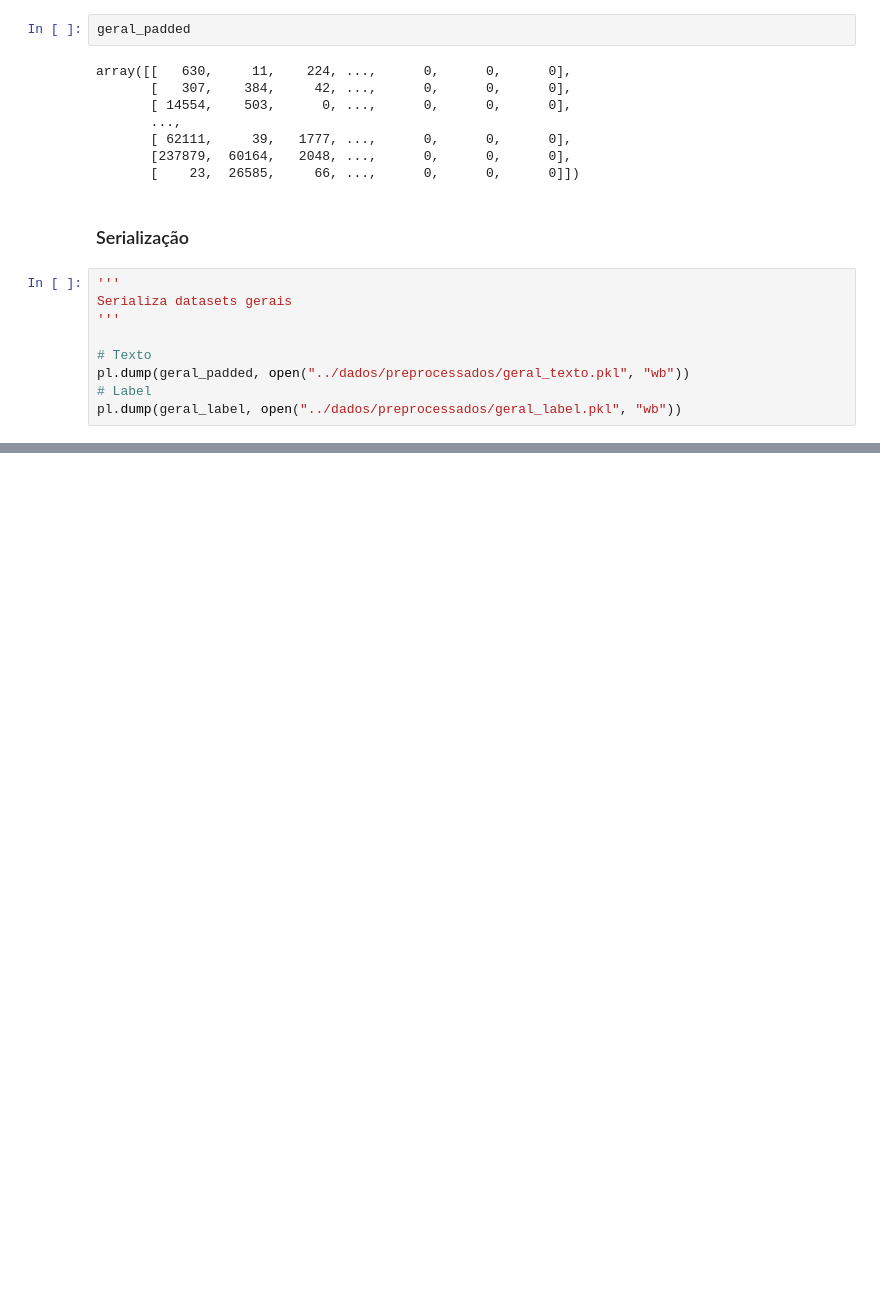
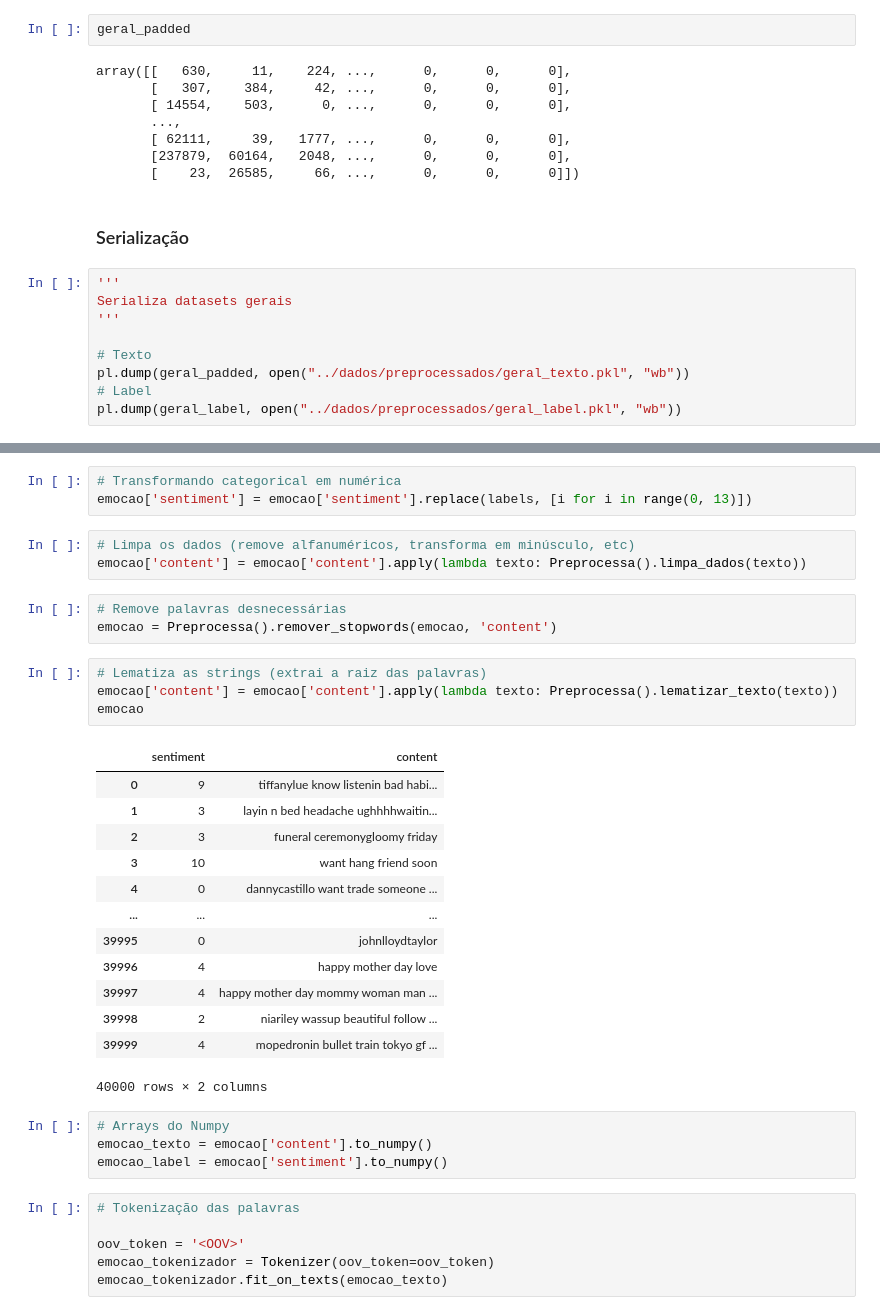
Before and after one commit to diasKayky/sent-ai-core, a Jupyter notebook: notebooks/1_Preprocessamento_de_Dados_EDA.ipynb, the cells around one changed output, grey strips where cells are left out. Cells and saved outputs as stored; diff of their text form; blank space fills up the shorter version.

```diff
--- a/notebooks/1_Preprocessamento_de_Dados_EDA.ipynb
+++ b/notebooks/1_Preprocessamento_de_Dados_EDA.ipynb
@@ -727,0 +803,37 @@ pl.dump(geral_label, open("../dados/preprocessados/geral_label.pkl", "wb"))
+# %%
+# Transformando categorical em numérica
+emocao['sentiment'] = emocao['sentiment'].replace(labels, [i for i in range(0, 13)])
+# %%
+# Limpa os dados (remove alfanuméricos, transforma em minúsculo, etc)
+emocao['content'] = emocao['content'].apply(lambda texto: Preprocessa().limpa_dados(texto))
+# %%
+# Remove palavras desnecessárias
+emocao = Preprocessa().remover_stopwords(emocao, 'content')
+# %%
+# Lematiza as strings (extrai a raiz das palavras)
+emocao['content'] = emocao['content'].apply(lambda texto: Preprocessa().lematizar_texto(texto))
+emocao
+# %% [output]
+|  | sentiment | content |
+| 0 | 9 | tiffanylue know listenin bad habi... |
+| 1 | 3 | layin n bed headache ughhhhwaitin... |
+| 2 | 3 | funeral ceremonygloomy friday |
+| 3 | 10 | want hang friend soon |
+| 4 | 0 | dannycastillo want trade someone ... |
+| ... | ... | ... |
+| 39995 | 0 | johnlloydtaylor |
+| 39996 | 4 | happy mother day love |
+| 39997 | 4 | happy mother day mommy woman man ... |
+| 39998 | 2 | niariley wassup beautiful follow ... |
+| 39999 | 4 | mopedronin bullet train tokyo gf ... |
+40000 rows × 2 columns
+# %%
+# Arrays do Numpy
+emocao_texto = emocao['content'].to_numpy()
+emocao_label = emocao['sentiment'].to_numpy()
+# %%
+# Tokenização das palavras
+
+oov_token = '<OOV>'
+emocao_tokenizador = Tokenizer(oov_token=oov_token)
+emocao_tokenizador.fit_on_texts(emocao_texto)
```
Also changed, not shown: parts of 18 cells of this notebook, 1 other file.
